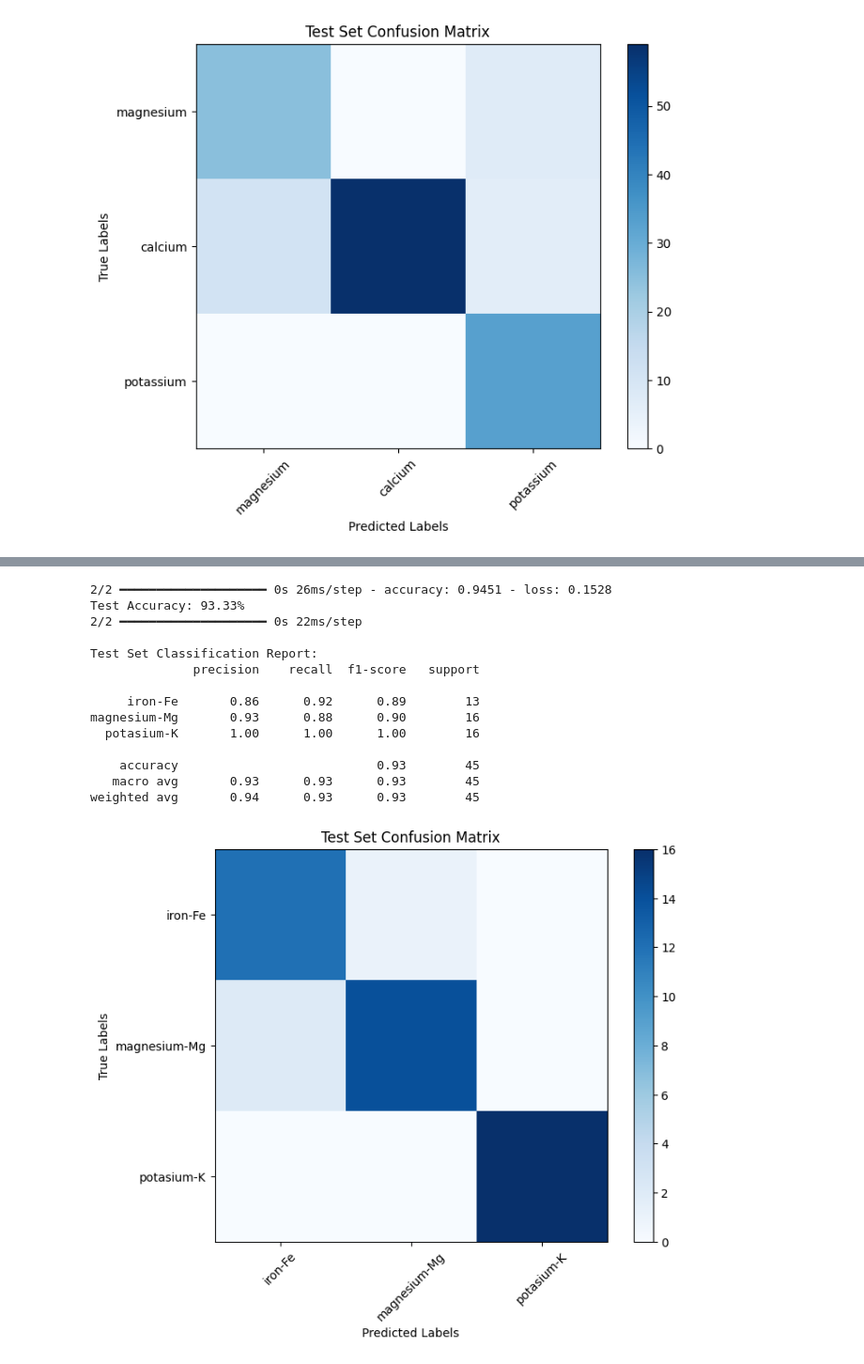
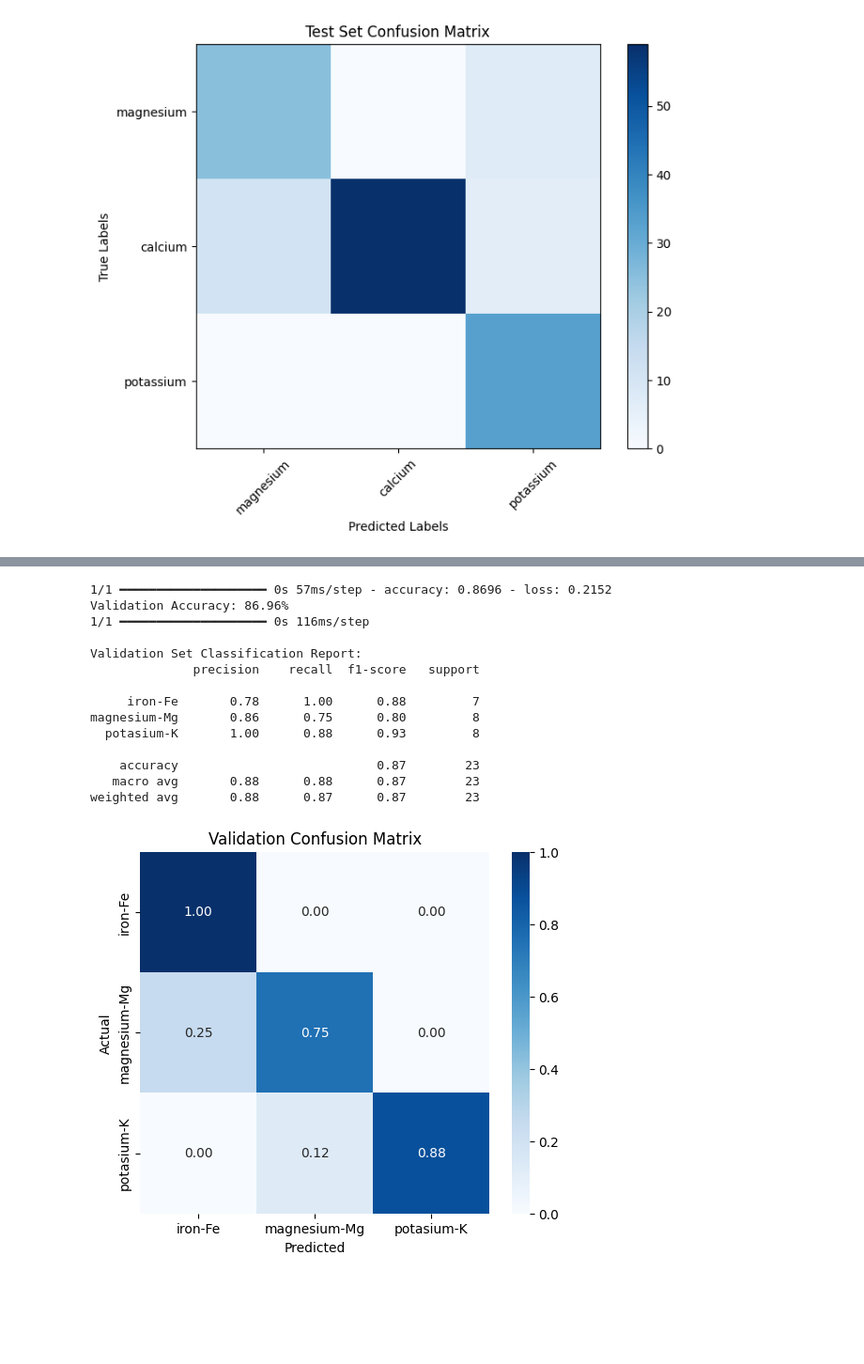
Before and after one commit to AzraSaf/NutriSense, a Jupyter notebook: ayyub_work/DSGP - Deficiency Identification.ipynb, the cells around one changed output, grey strips where cells are left out. Shown at 94% size. Drawn from its saved outputs; the diff is of its cells as text; code cells hidden in the pictures; blank space fills up the shorter version.

Commit message:
6th commit - Added training accuracies and confusion matrixes too. Changed confusion matrixes to show darker blue accoridng to total matched cases. Saved all 3  models.

```diff
--- a/ayyub_work/DSGP - Deficiency Identification.ipynb
+++ b/ayyub_work/DSGP - Deficiency Identification.ipynb
@@ -753,7 +772,6 @@ datagen_train = ImageDataGenerator(
     horizontal_flip=True          # Flip left-right
 )
 
-# No augmentation for validation and test sets
 datagen_val_test = ImageDataGenerator(preprocessing_function=preprocess_input)
 
 # Create separate generators for training, validation, and test sets
@@ -782,7 +800,7 @@ features, labels = extract_features(data_generator)
 
 # Stratified split into train (70%), test (20%), and validation (10%)
 X_train, X_temp, y_train, y_temp = train_test_split(features, labels, test_size=0.3, stratify=labels, random_state=42)
-X_test, X_val, y_test, y_val = train_test_split(X_temp, y_temp, test_size=0.333, stratify=y_temp, random_state=42)  # 0.333 to make 10% of total
+X_test, X_val, y_test, y_val = train_test_split(X_temp, y_temp, test_size=0.333, stratify=y_temp, random_state=42)
 
 # Apply data augmentation only to training images (before feature extraction)
 train_generator = datagen_train.flow_from_directory(
@@ -810,52 +828,56 @@ classifier.compile(optimizer='adam', loss='categorical_crossentropy', metrics=['
 # Train the classifier
 history = classifier.fit(X_train_aug, y_train_aug, validation_data=(X_val, y_val), epochs=10, batch_size=32)
 
+classifier.save("coffee_model.h5")
+
+# Function to plot a confusion matrix with color intensity based on correct classifications
+def plot_confusion_matrix(y_true, y_pred, title):
+    conf_matrix = confusion_matrix(y_true, y_pred)
+
+    # Normalize the confusion matrix (convert counts to percentages)
+    conf_matrix = conf_matrix.astype('float') / conf_matrix.sum(axis=1)[:, np.newaxis]
+
+    plt.figure(figsize=(6, 5))
+    sns.heatmap(conf_matrix, annot=True, fmt='.2f', cmap='Blues', xticklabels=deficiency_classes, yticklabels=deficiency_classes)
+
+    plt.xlabel('Predicted')
+    plt.ylabel('Actual')
+    plt.title(f'{title} Confusion Matrix')
+    plt.show()
+
+
+# Training Accuracy
+y_train_pred = classifier.predict(X_train_aug)
+y_train_pred_classes = np.argmax(y_train_pred, axis=1)
+y_train_true_classes = np.argmax(y_train_aug, axis=1)
+
+print("\nTraining Set Classification Report:")
+print(classification_report(y_train_true_classes, y_train_pred_classes, target_names=deficiency_classes))
+plot_confusion_matrix(y_train_true_classes, y_train_pred_classes, "Training")
+
 # Validation Accuracy
 val_loss, val_accuracy = classifier.evaluate(X_val, y_val)
 print(f"Validation Accuracy: {val_accuracy * 100:.2f}%")
 
-# Validation Set Classification Report
 y_val_pred = classifier.predict(X_val)
 y_val_pred_classes = np.argmax(y_val_pred, axis=1)
 y_val_true_classes = np.argmax(y_val, axis=1)
 
 print("\nValidation Set Classification Report:")
 print(classification_report(y_val_true_classes, y_val_pred_classes, target_names=deficiency_classes))
-
-# Validation Set Confusion Matrix
-val_conf_matrix = confusion_matrix(y_val_true_classes, y_val_pred_classes)
-plt.figure(figsize=(8, 6))
-plt.imshow(val_conf_matrix, cmap='Blues', interpolation='nearest')
-plt.colorbar()
-plt.title("Validation Set Confusion Matrix")
-plt.xlabel("Predicted Labels")
-plt.ylabel("True Labels")
-plt.xticks(np.arange(len(deficiency_classes)), deficiency_classes, rotation=45)
-plt.yticks(np.arange(len(deficiency_classes)), deficiency_classes)
-plt.show()
+plot_confusion_matrix(y_val_true_classes, y_val_pred_classes, "Validation")
 
 # Test Accuracy
 test_loss, test_accuracy = classifier.evaluate(X_test, y_test)
 print(f"Test Accuracy: {test_accuracy * 100:.2f}%")
 
-# Test Set Classification Report and Confusion Matrix
 y_test_pred = classifier.predict(X_test)
 y_test_pred_classes = np.argmax(y_test_pred, axis=1)
 y_test_true_classes = np.argmax(y_test, axis=1)
 
 print("\nTest Set Classification Report:")
 print(classification_report(y_test_true_classes, y_test_pred_classes, target_names=deficiency_classes))
-
-conf_matrix = confusion_matrix(y_test_true_classes, y_test_pred_classes)
-plt.figure(figsize=(8, 6))
-plt.imshow(conf_matrix, cmap='Blues', interpolation='nearest')
-plt.colorbar()
-plt.title("Test Set Confusion Matrix")
-plt.xlabel("Predicted Labels")
-plt.ylabel("True Labels")
-plt.xticks(np.arange(len(deficiency_classes)), deficiency_classes, rotation=45)
-plt.yticks(np.arange(len(deficiency_classes)), deficiency_classes)
-plt.show()
+plot_confusion_matrix(y_test_true_classes, y_test_pred_classes, "Test")
 # %% [output]
 Drive already mounted at /content/drive; to attempt to forcibly remount, call drive.mount("/content/drive", force_remount=True).
 Found 240 images belonging to 3 classes.
@@ -896,15 +918,15 @@ weighted avg       0.88      0.87      0.87        23
-2/2 ━━━━━━━━━━━━━━━━━━━━ 0s 26ms/step - accuracy: 0.9451 - loss: 0.1528
-Test Accuracy: 93.33%
-2/2 ━━━━━━━━━━━━━━━━━━━━ 0s 22ms/step
+1/1 ━━━━━━━━━━━━━━━━━━━━ 0s 57ms/step - accuracy: 0.8696 - loss: 0.2152
+Validation Accuracy: 86.96%
+1/1 ━━━━━━━━━━━━━━━━━━━━ 0s 116ms/step
 
-Test Set Classification Report:
+Validation Set Classification Report:
               precision    recall  f1-score   support
 
-     iron-Fe       0.86      0.92      0.89        13
-magnesium-Mg       0.93      0.88      0.90        16
-  potasium-K       1.00      1.00      1.00        16
+     iron-Fe       0.78      1.00      0.88         7
+magnesium-Mg       0.86      0.75      0.80         8
+  potasium-K       1.00      0.88      0.93         8
 
-    accuracy                           0.93        45
-   macro avg       0.93      0.93      0.93        45
-weighted avg       0.94      0.93      0.93        45
+    accuracy                           0.87        23
+   macro avg       0.88      0.88      0.87        23
+weighted avg       0.88      0.87      0.87        23
-[figure, old version]
+[figure, new version]
```
Also changed, not shown: parts of 4 cells of this notebook.
